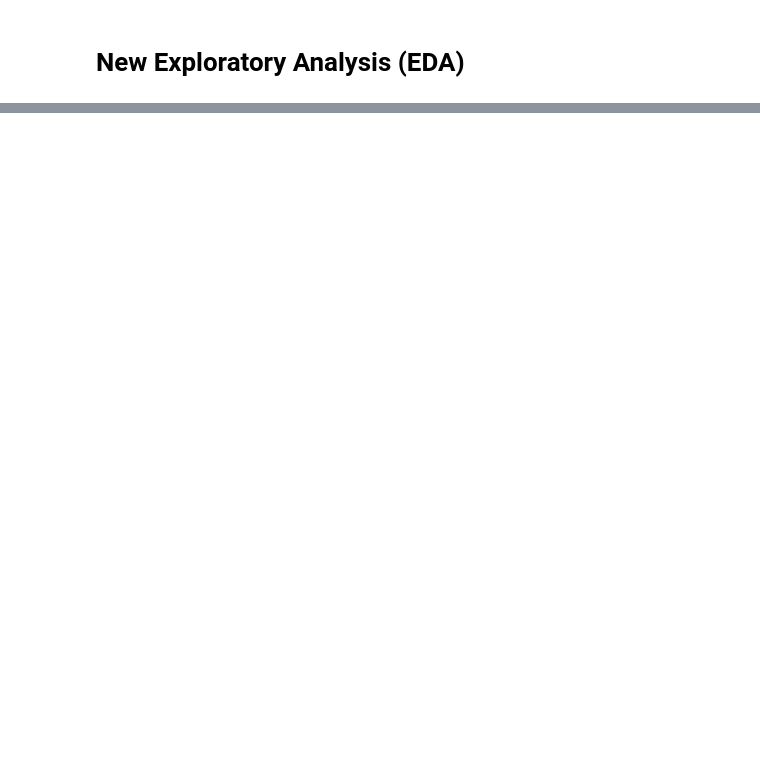
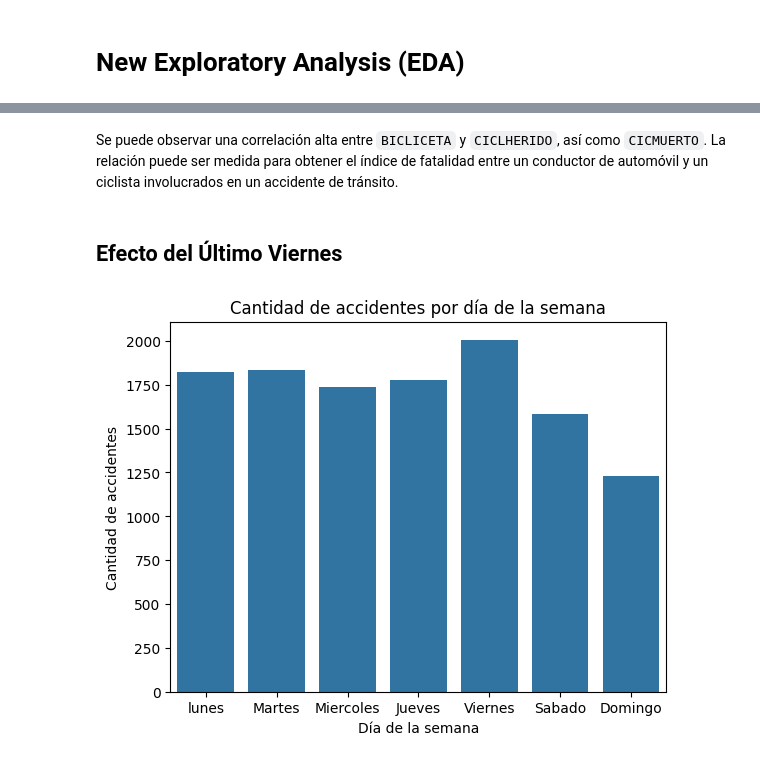
Before and after one commit to Mario-ACL/proyecto_ing_datos, a Jupyter notebook: notebooks/0.02-data-exploration-0.ipynb, the cells around one changed output, grey strips where cells are left out. Cells and saved outputs as stored; diff of their text form; code cells hidden in the pictures; blank space fills up the shorter version.

Commit message:
Analisis por día de la semana y población

```diff
--- a/notebooks/0.02-data-exploration-0.ipynb
+++ b/notebooks/0.02-data-exploration-0.ipynb
@@ -43,0 +81,12 @@ df_inegi.to_csv('../data/interim/inegi_atus_2018_2024.csv', index=False)
+# %% [markdown]
+Se puede observar una correlación alta entre `BICLICETA` y `CICLHERIDO`, así como `CICMUERTO`. La relación puede ser medida para obtener el índice de fatalidad entre un conductor de automóvil y un ciclista involucrados en un accidente de tránsito.
+# %% [markdown]
+## Efecto del Último Viernes
+# %%
+sns.countplot(data=df_hmo, x='DIASEMANA')
+plt.xlabel('Día de la semana')
+plt.ylabel('Cantidad de accidentes')
+plt.title('Cantidad de accidentes por día de la semana')
+plt.show()
+# %% [output]
+[figure, added]
```
Also changed, not shown: parts of 48 cells of this notebook.
